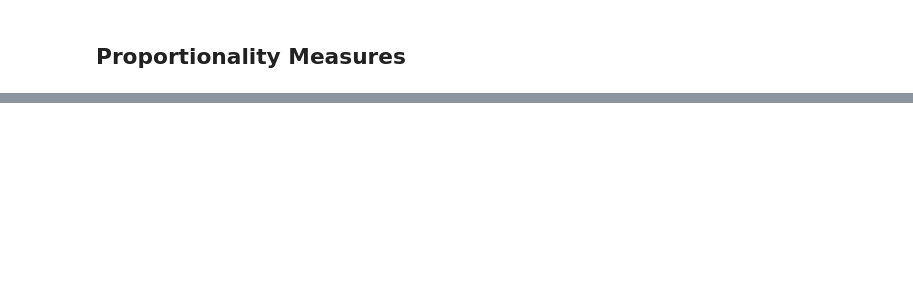
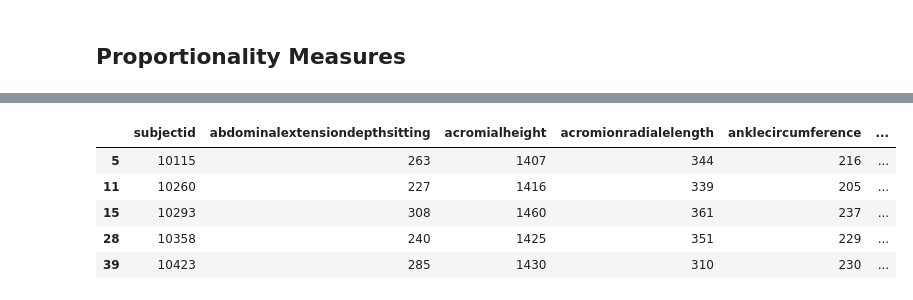
Before and after one commit to hkair/anthropometric-stats, a Jupyter notebook: analysis/ansur_analysis.ipynb, the cells around one changed output, grey strips where cells are left out. Saved outputs shown, nothing was run; the diff lists cells and outputs as text; code cells hidden in the pictures; blank space fills up the shorter version.

```diff
--- a/analysis/ansur_analysis.ipynb
+++ b/analysis/ansur_analysis.ipynb
@@ -538,0 +679,9 @@ plotDistribution('Weightlbs')
+# %%
+prop_df.head()
+# %% [output]
+|  | subjectid | abdominalextensiondepthsitting | acromialheight | acromionradialelength | anklecircumference | ... |
+| 5 | 10115 | 263 | 1407 | 344 | 216 | ... |
+| 11 | 10260 | 227 | 1416 | 339 | 205 | ... |
+| 15 | 10293 | 308 | 1460 | 361 | 237 | ... |
+| 28 | 10358 | 240 | 1425 | 351 | 229 | ... |
+| 39 | 10423 | 285 | 1430 | 310 | 230 | ... |
```
Also changed, not shown: parts of 14 cells of this notebook, 1 other file.
